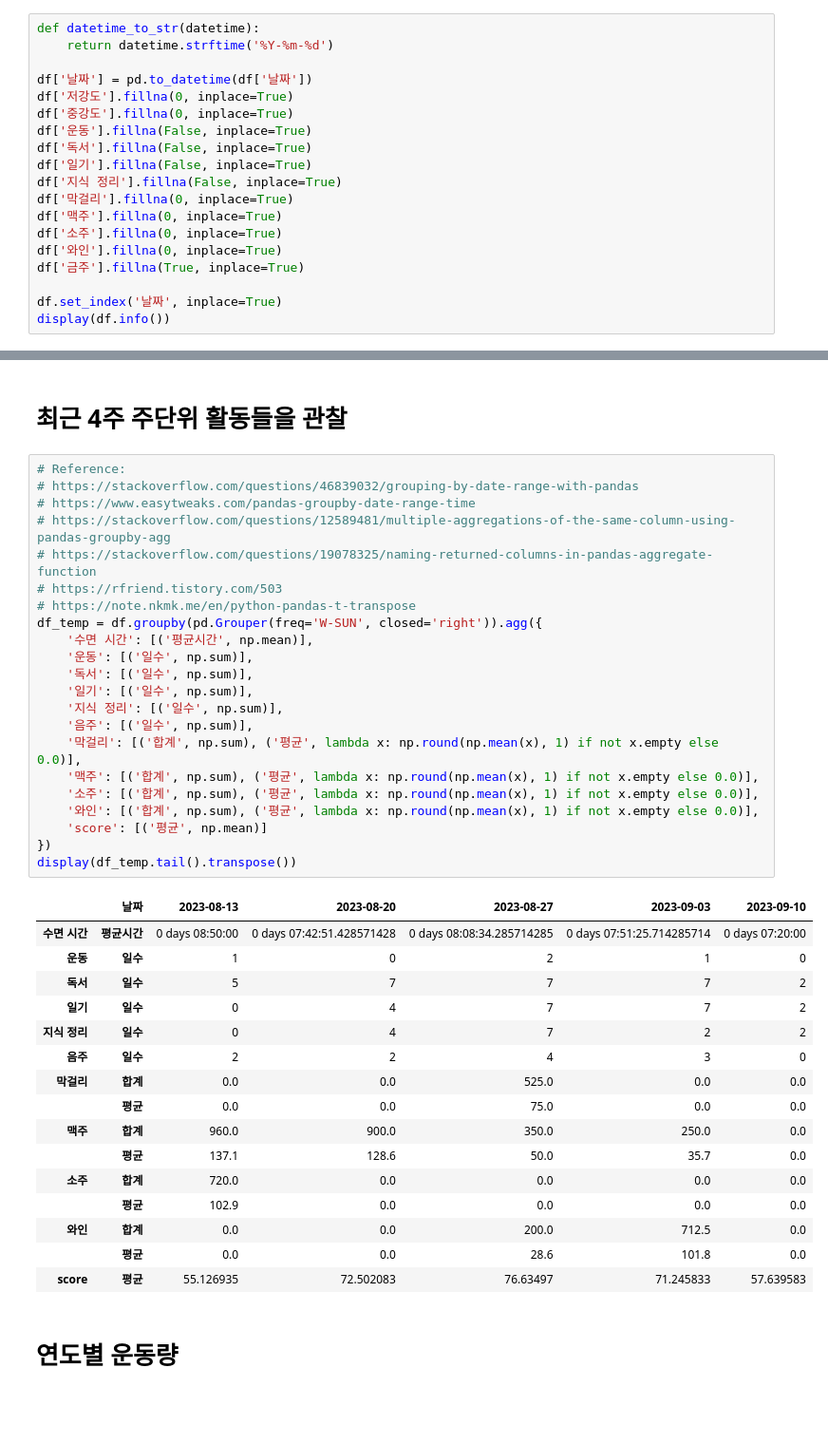
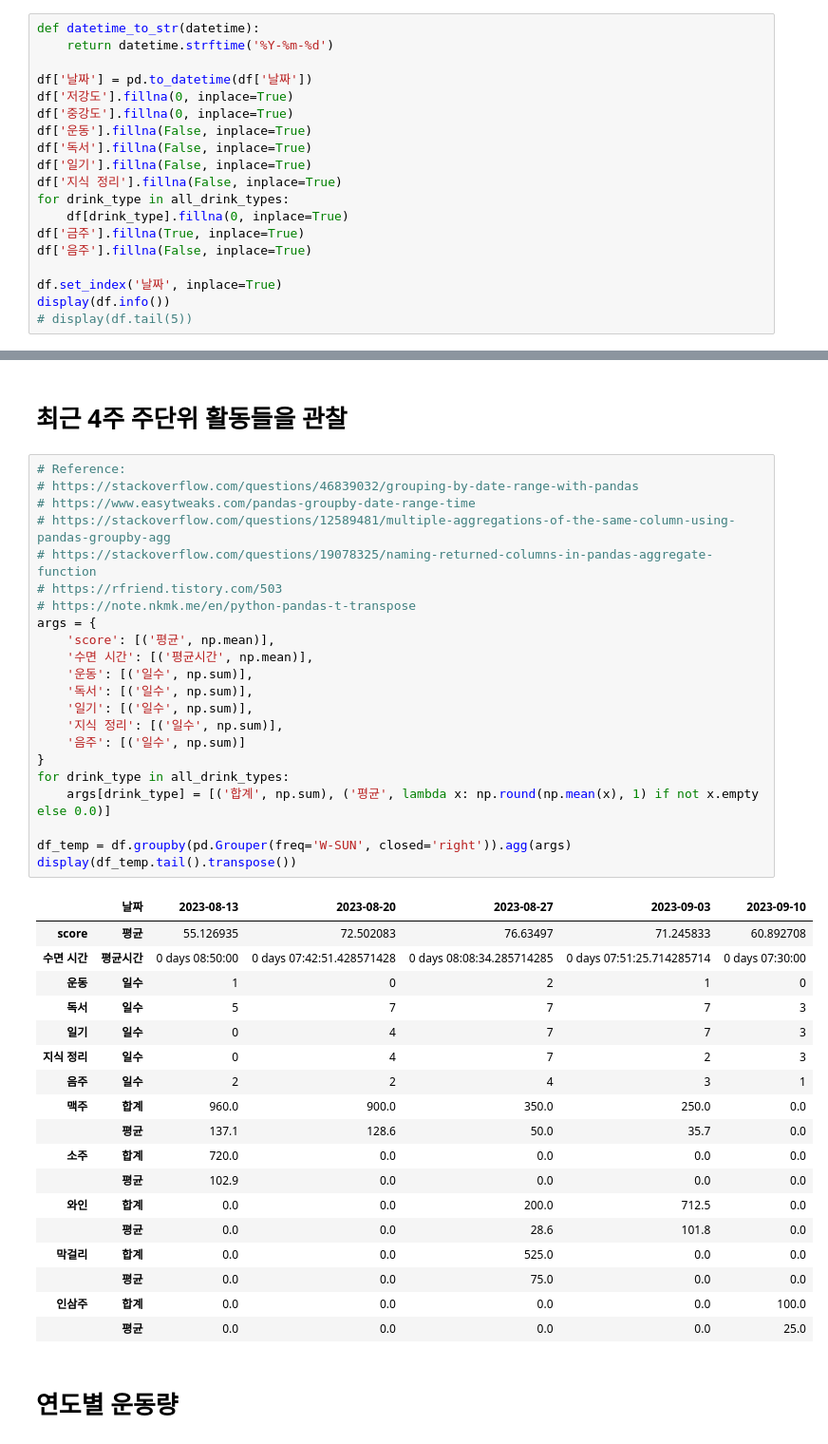
Before and after one commit to hongsunmin/python-observe-behaviors-and-habits, a Jupyter notebook: Life-Log 분석.ipynb, the cells around one changed output, grey strips where cells are left out. Shown: that part at 95% size. Cells and saved outputs as stored; diff of their text form; blank space fills up the shorter version.

```diff
--- a/Life-Log 분석.ipynb
+++ b/Life-Log 분석.ipynb
@@ -135,13 +135,13 @@ df['운동'].fillna(False, inplace=True)
 df['독서'].fillna(False, inplace=True)
 df['일기'].fillna(False, inplace=True)
 df['지식 정리'].fillna(False, inplace=True)
-df['막걸리'].fillna(0, inplace=True)
-df['맥주'].fillna(0, inplace=True)
-df['소주'].fillna(0, inplace=True)
-df['와인'].fillna(0, inplace=True)
+for drink_type in all_drink_types:
+    df[drink_type].fillna(0, inplace=True)
 df['금주'].fillna(True, inplace=True)
+df['음주'].fillna(False, inplace=True)
 
 df.set_index('날짜', inplace=True)
 display(df.info())
+# display(df.tail(5))
 # %% [output]
 <class 'pandas.core.frame.DataFrame'>
@@ -364,42 +364,44 @@ print_consecutive_days('게임', df, '게임')
 # %%
 # Reference:
 # https://stackoverflow.com/questions/46839032/grouping-by-date-range-with-pandas
 # https://www.easytweaks.com/pandas-groupby-date-range-time
 # https://stackoverflow.com/questions/12589481/multiple-aggregations-of-the-same-column-using-pandas-groupby-agg
 # https://stackoverflow.com/questions/19078325/naming-returned-columns-in-pandas-aggregate-function
 # https://rfriend.tistory.com/503
 # https://note.nkmk.me/en/python-pandas-t-transpose
-df_temp = df.groupby(pd.Grouper(freq='W-SUN', closed='right')).agg({
+args = {
+    'score': [('평균', np.mean)],
     '수면 시간': [('평균시간', np.mean)],
     '운동': [('일수', np.sum)],
     '독서': [('일수', np.sum)],
     '일기': [('일수', np.sum)],
     '지식 정리': [('일수', np.sum)],
-    '음주': [('일수', np.sum)],
-    '막걸리': [('합계', np.sum), ('평균', lambda x: np.round(np.mean(x), 1) if not x.empty else 0.0)],
-    '맥주': [('합계', np.sum), ('평균', lambda x: np.round(np.mean(x), 1) if not x.empty else 0.0)],
-    '소주': [('합계', np.sum), ('평균', lambda x: np.round(np.mean(x), 1) if not x.empty else 0.0)],
-    '와인': [('합계', np.sum), ('평균', lambda x: np.round(np.mean(x), 1) if not x.empty else 0.0)],
-    'score': [('평균', np.mean)]
-})
+    '음주': [('일수', np.sum)]
+}
+for drink_type in all_drink_types:
+    args[drink_type] = [('합계', np.sum), ('평균', lambda x: np.round(np.mean(x), 1) if not x.empty else 0.0)]
+
+df_temp = df.groupby(pd.Grouper(freq='W-SUN', closed='right')).agg(args)
 display(df_temp.tail().transpose())
 # %% [output]
 |  | 날짜 | 2023-08-13 | 2023-08-20 | 2023-08-27 | 2023-09-03 | 2023-09-10 |
-| 수면 시간 | 평균시간 | 0 days 08:50:00 | 0 days 07:42:51.428571428 | 0 days 08:08:34.285714285 | 0 days 07:51:25.714285714 | 0 days 07:20:00 |
+| score | 평균 | 55.126935 | 72.502083 | 76.63497 | 71.245833 | 60.892708 |
+| 수면 시간 | 평균시간 | 0 days 08:50:00 | 0 days 07:42:51.428571428 | 0 days 08:08:34.285714285 | 0 days 07:51:25.714285714 | 0 days 07:30:00 |
 | 운동 | 일수 | 1 | 0 | 2 | 1 | 0 |
-| 독서 | 일수 | 5 | 7 | 7 | 7 | 2 |
-| 일기 | 일수 | 0 | 4 | 7 | 7 | 2 |
-| 지식 정리 | 일수 | 0 | 4 | 7 | 2 | 2 |
-| 음주 | 일수 | 2 | 2 | 4 | 3 | 0 |
-| 막걸리 | 합계 | 0.0 | 0.0 | 525.0 | 0.0 | 0.0 |
-|  | 평균 | 0.0 | 0.0 | 75.0 | 0.0 | 0.0 |
+| 독서 | 일수 | 5 | 7 | 7 | 7 | 3 |
+| 일기 | 일수 | 0 | 4 | 7 | 7 | 3 |
+| 지식 정리 | 일수 | 0 | 4 | 7 | 2 | 3 |
+| 음주 | 일수 | 2 | 2 | 4 | 3 | 1 |
 | 맥주 | 합계 | 960.0 | 900.0 | 350.0 | 250.0 | 0.0 |
 |  | 평균 | 137.1 | 128.6 | 50.0 | 35.7 | 0.0 |
 | 소주 | 합계 | 720.0 | 0.0 | 0.0 | 0.0 | 0.0 |
 |  | 평균 | 102.9 | 0.0 | 0.0 | 0.0 | 0.0 |
 | 와인 | 합계 | 0.0 | 0.0 | 200.0 | 712.5 | 0.0 |
 |  | 평균 | 0.0 | 0.0 | 28.6 | 101.8 | 0.0 |
-| score | 평균 | 55.126935 | 72.502083 | 76.63497 | 71.245833 | 57.639583 |
+| 막걸리 | 합계 | 0.0 | 0.0 | 525.0 | 0.0 | 0.0 |
+|  | 평균 | 0.0 | 0.0 | 75.0 | 0.0 | 0.0 |
+| 인삼주 | 합계 | 0.0 | 0.0 | 0.0 | 0.0 | 100.0 |
+|  | 평균 | 0.0 | 0.0 | 0.0 | 0.0 | 25.0 |
 # %% [markdown]
 # 연도별 운동량
 # %%
```
Also changed, not shown: parts of 9 cells of this notebook.
